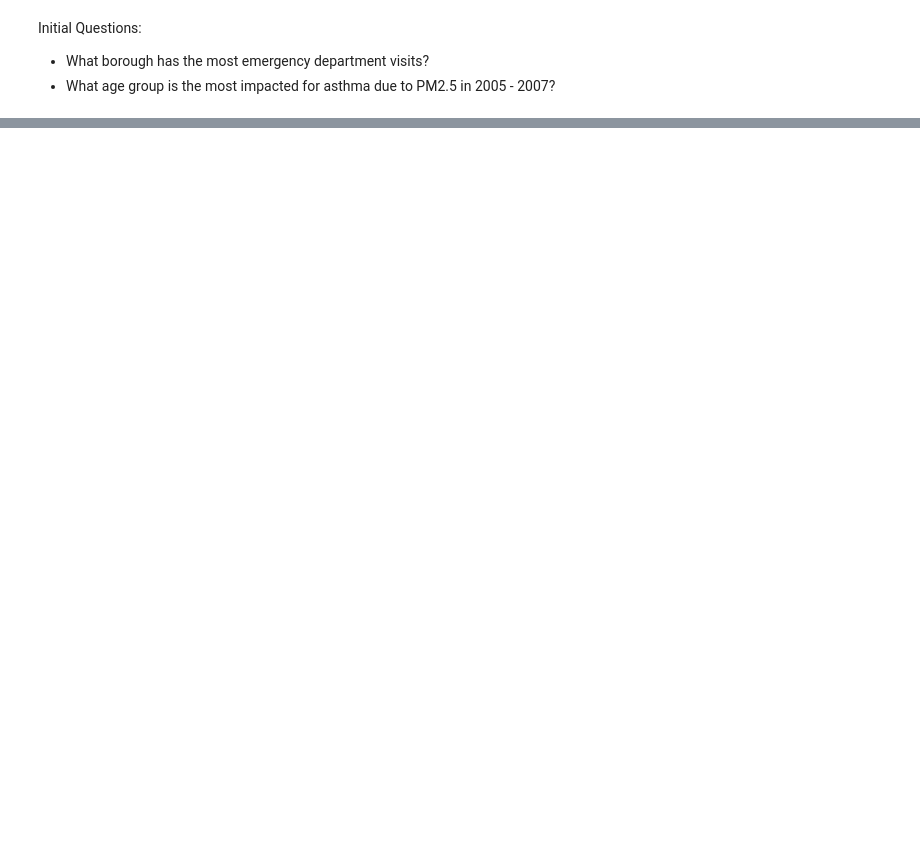
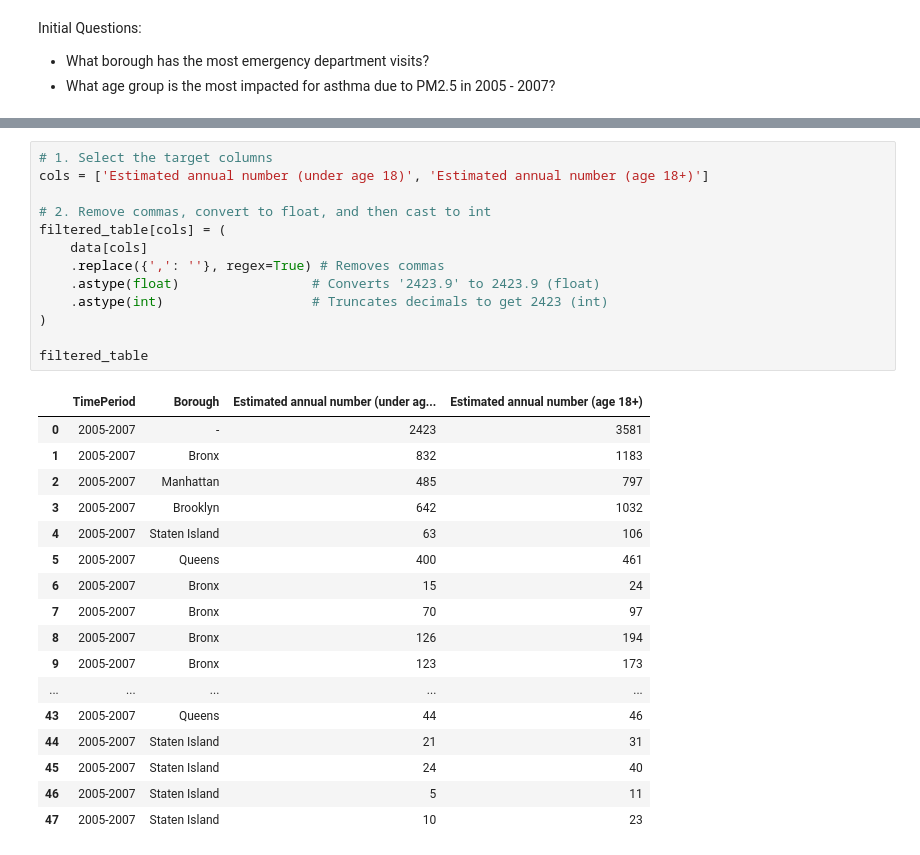
Before and after one commit to Ramanpreet8/AirPollution, a Jupyter notebook: Dataset2.ipynb, the cells around one changed output, grey strips where cells are left out. Drawn from its saved outputs; the diff is of its cells as text; blank space fills up the shorter version.

```diff
--- a/Dataset2.ipynb
+++ b/Dataset2.ipynb
@@ -76,0 +96,31 @@ filtered_table
+# %%
+# 1. Select the target columns
+cols = ['Estimated annual number (under age 18)', 'Estimated annual number (age 18+)']
+
+# 2. Remove commas, convert to float, and then cast to int
+filtered_table[cols] = (
+    data[cols]
+    .replace({',': ''}, regex=True) # Removes commas
+    .astype(float)                 # Converts '2423.9' to 2423.9 (float)
+    .astype(int)                   # Truncates decimals to get 2423 (int)
+)
+
+filtered_table
+# %% [output]
+|  | TimePeriod | Borough | Estimated annual number (under ag... | Estimated annual number (age 18+) |
+| 0 | 2005-2007 | - | 2423 | 3581 |
+| 1 | 2005-2007 | Bronx | 832 | 1183 |
+| 2 | 2005-2007 | Manhattan | 485 | 797 |
+| 3 | 2005-2007 | Brooklyn | 642 | 1032 |
+| 4 | 2005-2007 | Staten Island | 63 | 106 |
+| 5 | 2005-2007 | Queens | 400 | 461 |
+| 6 | 2005-2007 | Bronx | 15 | 24 |
+| 7 | 2005-2007 | Bronx | 70 | 97 |
+| 8 | 2005-2007 | Bronx | 126 | 194 |
+| 9 | 2005-2007 | Bronx | 123 | 173 |
+| ... | ... | ... | ... | ... |
+| 43 | 2005-2007 | Queens | 44 | 46 |
+| 44 | 2005-2007 | Staten Island | 21 | 31 |
+| 45 | 2005-2007 | Staten Island | 24 | 40 |
+| 46 | 2005-2007 | Staten Island | 5 | 11 |
+| 47 | 2005-2007 | Staten Island | 10 | 23 |
```
Also changed, not shown: parts of 4 cells of this notebook.
